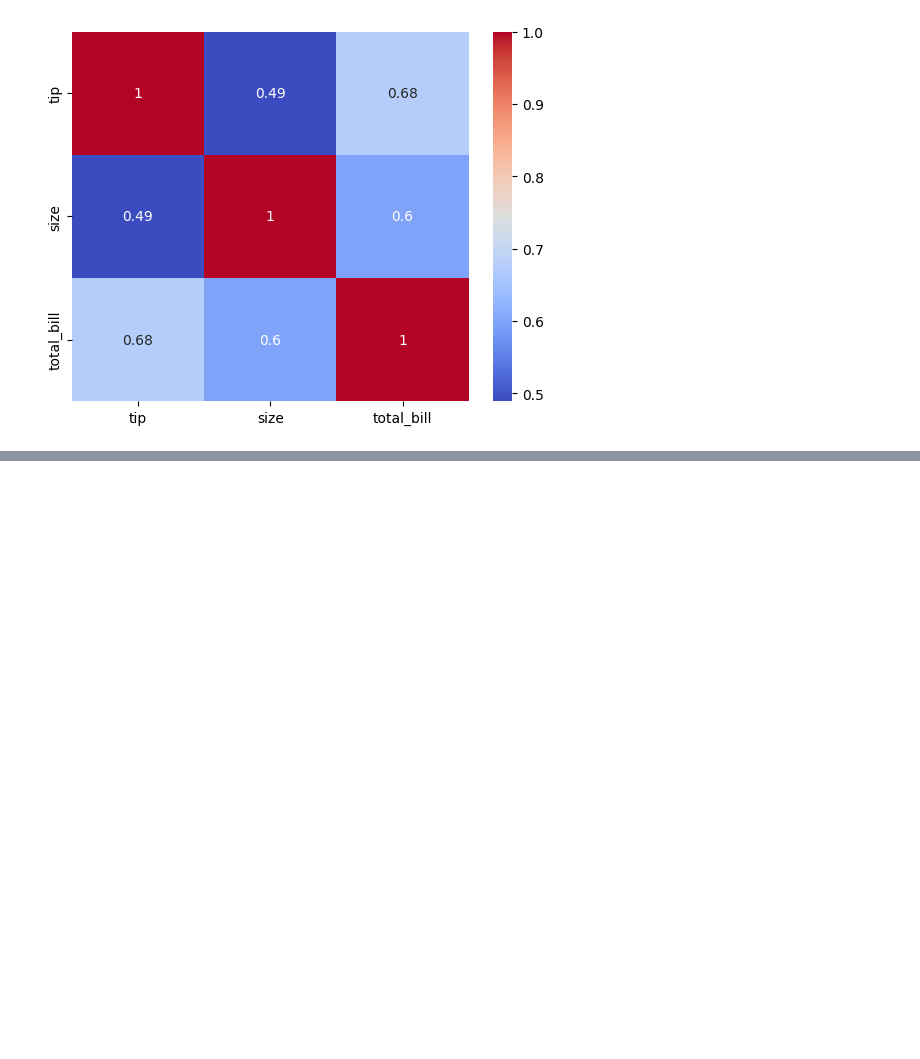
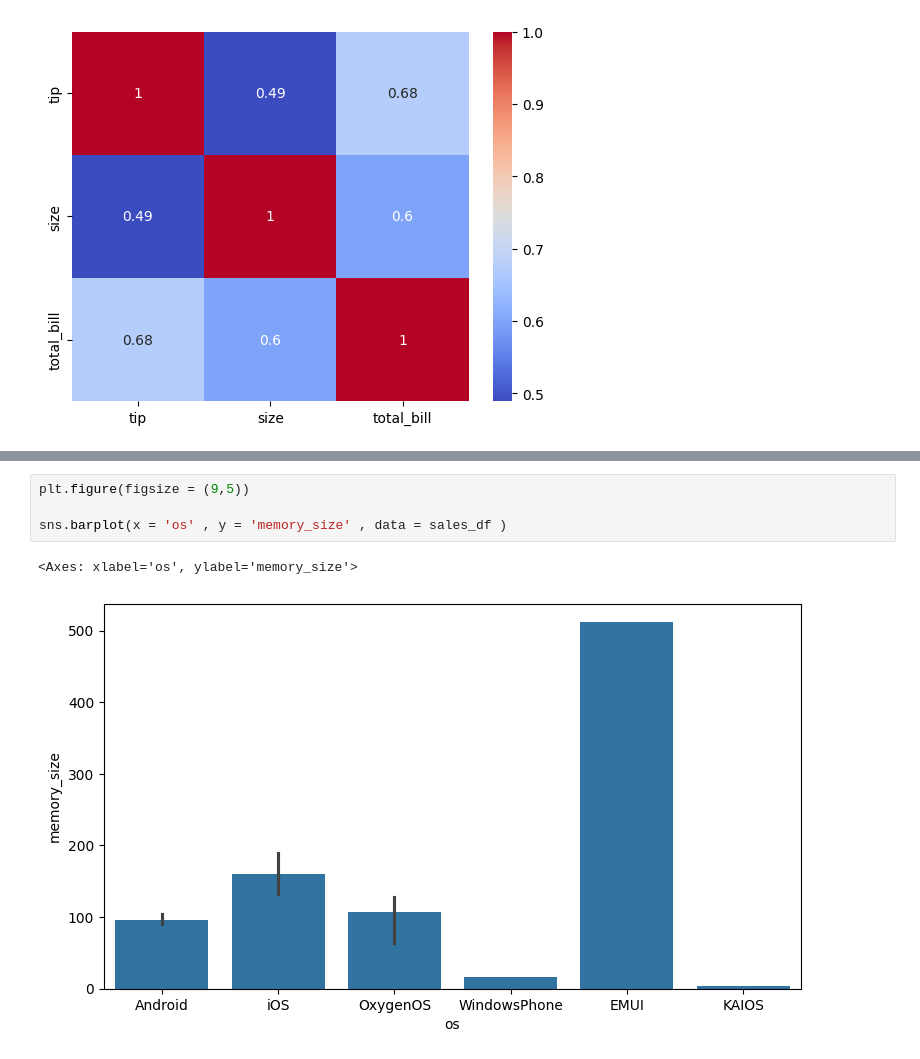
Before and after one commit to amankr2301/Data_analysis_with_python-, a Jupyter notebook: numpy-pandas-matplotlib.ipynb, the cells around one changed output, grey strips where cells are left out. Drawn from its saved outputs; the diff is of its cells as text; blank space fills up the shorter version.

```diff
--- a/numpy-pandas-matplotlib.ipynb
+++ b/numpy-pandas-matplotlib.ipynb
@@ -566,0 +584,7 @@ sns.heatmap((corr) , annot = True , cmap = 'coolwarm')
+# %%
+plt.figure(figsize = (9,5))
+
+sns.barplot(x = 'os' , y = 'memory_size' , data = sales_df )
+# %% [output]
+<Axes: xlabel='os', ylabel='memory_size'>
+[figure, added]
```
Also changed, not shown: parts of 6 cells of this notebook.
